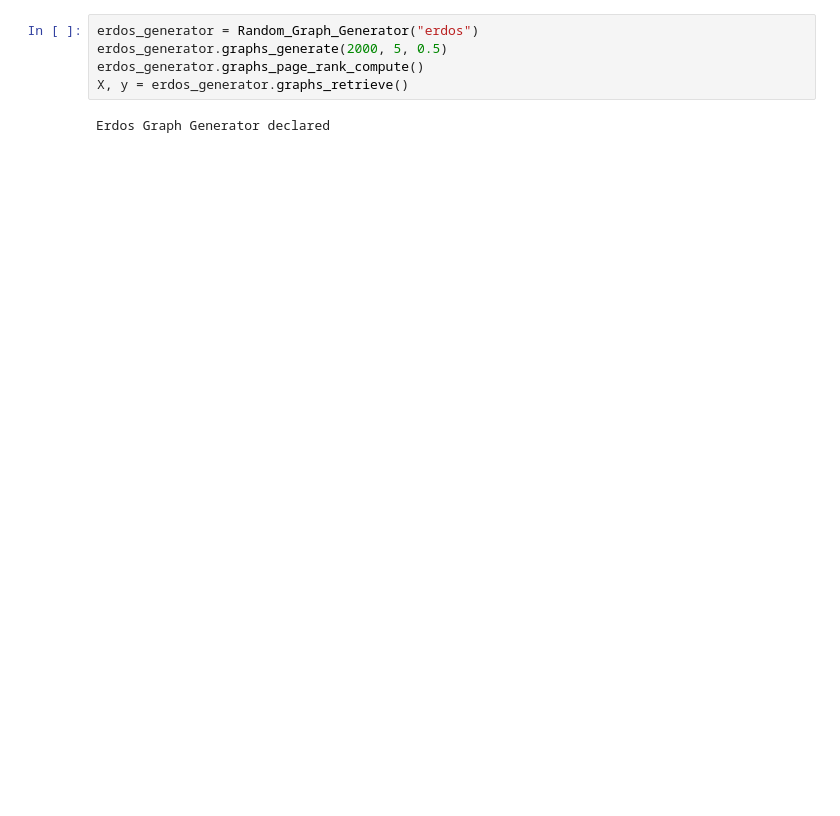
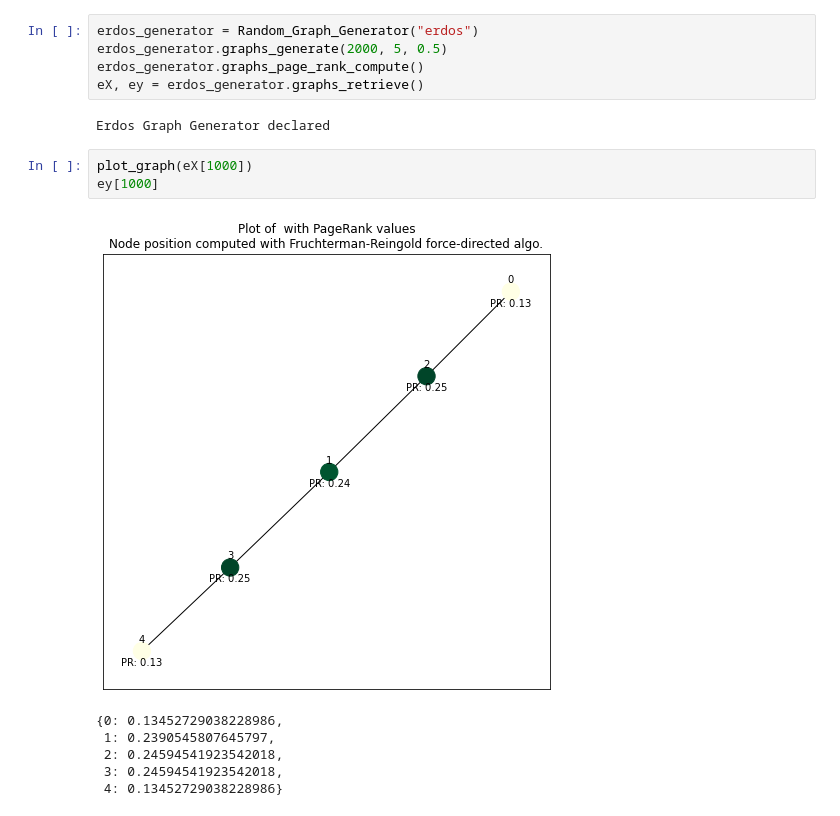
Before and after one commit to qlero/page_rank_GNN, a Jupyter notebook: page_rank_gnn.ipynb, the cells around one changed output. Cells and saved outputs as stored; diff of their text form; blank space fills up the shorter version.

Commit message:
Parts 2: description graph methods

```diff
--- a/page_rank_gnn.ipynb
+++ b/page_rank_gnn.ipynb
@@ -180,6 +198,16 @@ plot_graph(g, layout="spring")
 erdos_generator = Random_Graph_Generator("erdos")
 erdos_generator.graphs_generate(2000, 5, 0.5)
 erdos_generator.graphs_page_rank_compute()
-X, y = erdos_generator.graphs_retrieve()
+eX, ey = erdos_generator.graphs_retrieve()
 # %% [output]
 Erdos Graph Generator declared
+# %%
+plot_graph(eX[1000])
+ey[1000]
+# %% [output]
+[figure, added]
+{0: 0.13452729038228986,
+ 1: 0.2390545807645797,
+ 2: 0.24594541923542018,
+ 3: 0.24594541923542018,
+ 4: 0.13452729038228986}
```
Also changed, not shown: parts of 26 cells of this notebook, 1 other file.
